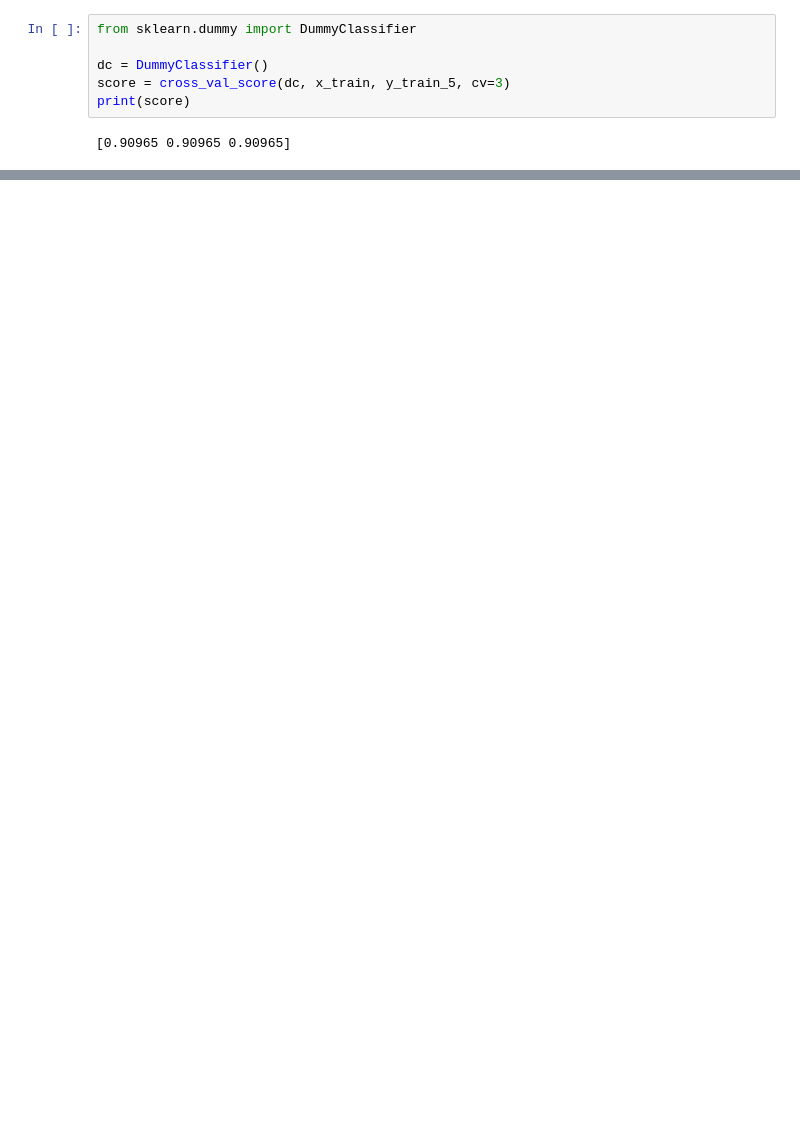
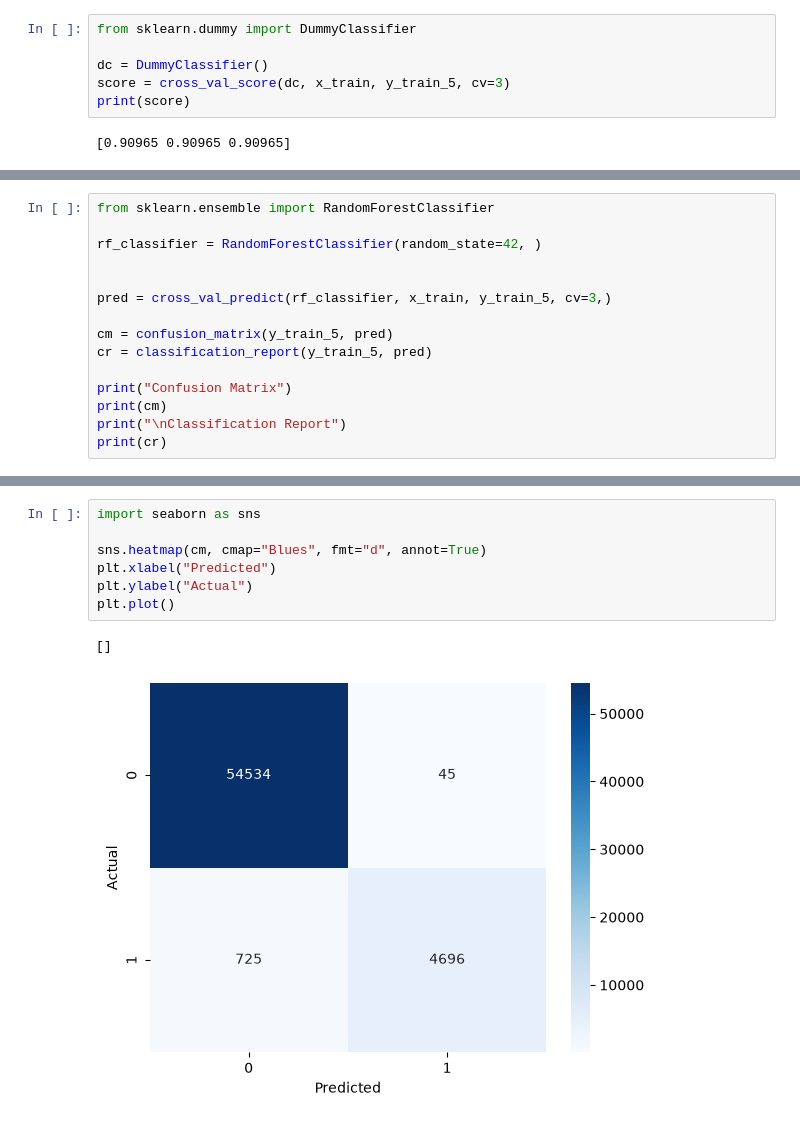
Before and after one commit to maaz-b/classification-problems, a Jupyter notebook: mnist_detector.ipynb, the cells around one changed output, grey strips where cells are left out. Cells and saved outputs as stored; diff of their text form; blank space fills up the shorter version.

Commit message:
MNIST binary classification: SGD and random forrest classifiers experimented with

```diff
--- a/mnist_detector.ipynb
+++ b/mnist_detector.ipynb
@@ -118,0 +172,15 @@ ValueError: x and y must have same first dimension, but have shapes (25000,) and
+# %%
+from sklearn.ensemble import RandomForestClassifier
+
+rf_classifier = RandomForestClassifier(random_state=42, )
+
+
+pred = cross_val_predict(rf_classifier, x_train, y_train_5, cv=3,)
+
+cm = confusion_matrix(y_train_5, pred)
+cr = classification_report(y_train_5, pred)
+
+print("Confusion Matrix")
+print(cm)
+print("\nClassification Report")
+print(cr)
@@ -118,0 +257,10 @@ ValueError: x and y must have same first dimension, but have shapes (25000,) and
+# %%
+import seaborn as sns
+
+sns.heatmap(cm, cmap="Blues", fmt="d", annot=True)
+plt.xlabel("Predicted")
+plt.ylabel("Actual")
+plt.plot()
+# %% [output]
+[]
+[figure, added]
```
Also changed, not shown: parts of 16 cells of this notebook.
